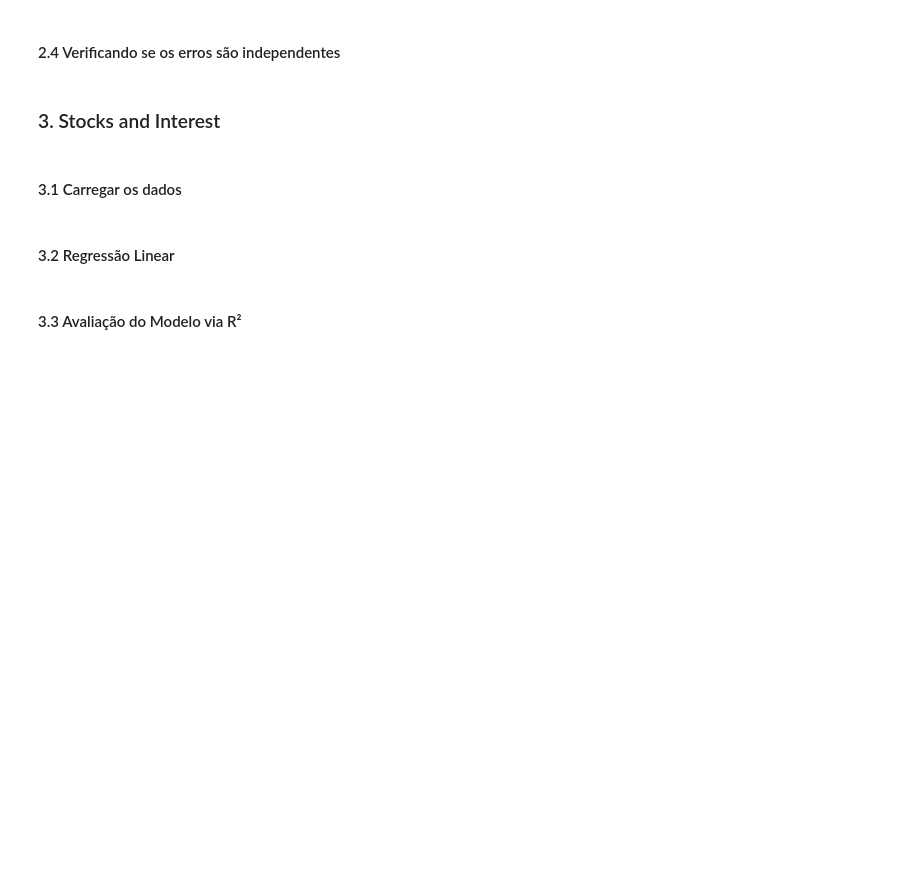
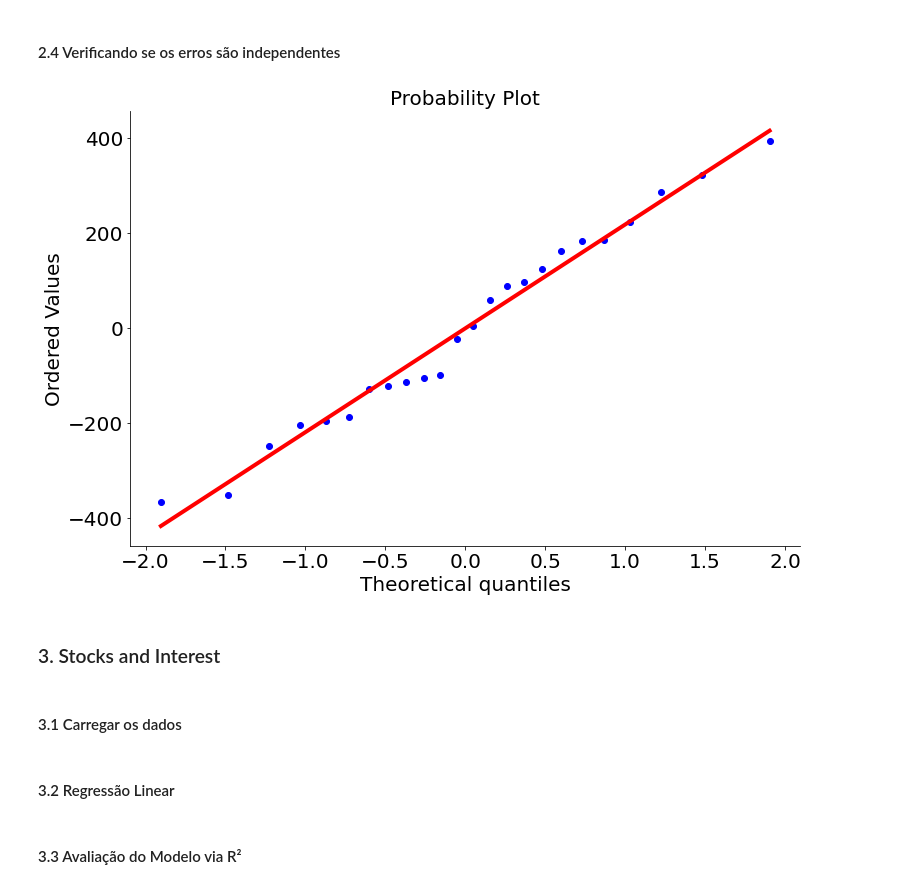
Before and after one commit to nuttka/icd, a Jupyter notebook: lista8.ipynb, the cells around one changed output. Saved outputs shown, nothing was run; the diff lists cells and outputs as text; code cells hidden in the pictures; blank space fills up the shorter version.

```diff
--- a/lista8.ipynb
+++ b/lista8.ipynb
@@ -492,9 +506,11 @@ assert_equal(maiores, 13)
 assert_equal(menores, 11)
 # %%
 # avaliacao via grafico dos residuos (sem correcao automatica)
-
-# seu codigo aqui
-# gabarito a seguir
+ss.probplot(y - y.mean(), plot=plt)
+despine()
+plt.show()
+# %% [output]
+[figure, added]
 # %%
 # ss.probplot(y - y.mean(), plot=plt)
 # despine()
```
Also changed, not shown: parts of 18 cells of this notebook, 3 other files.
